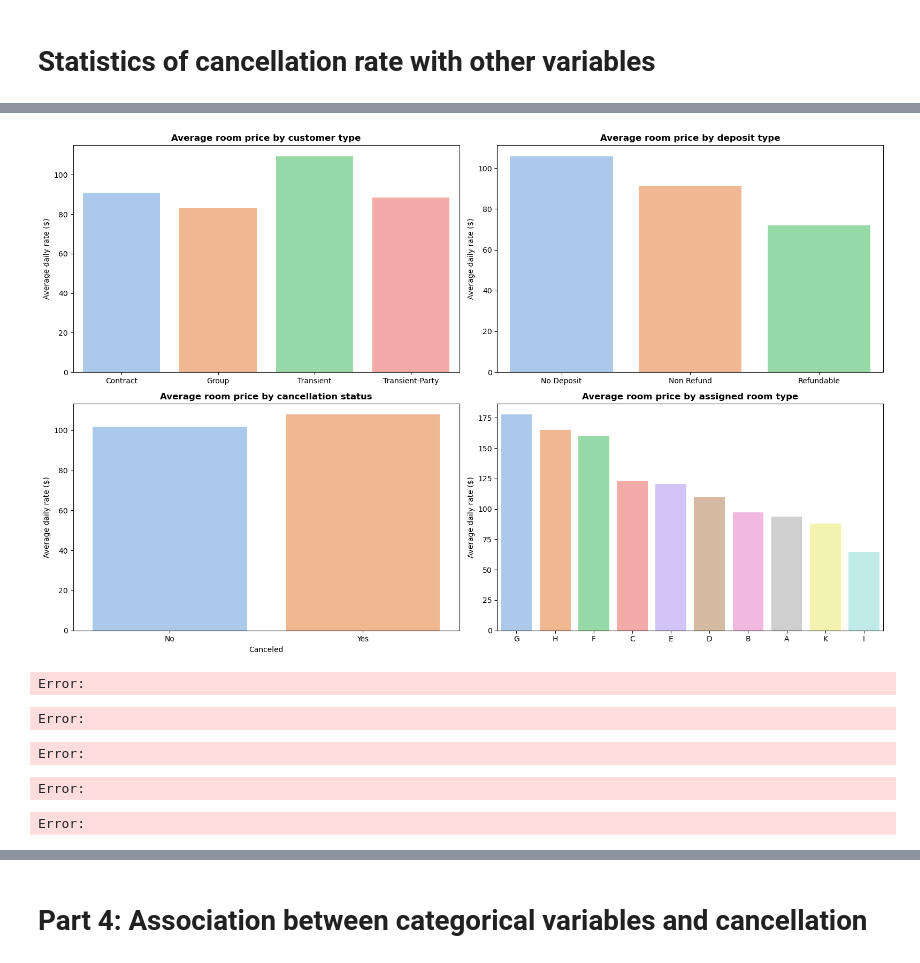
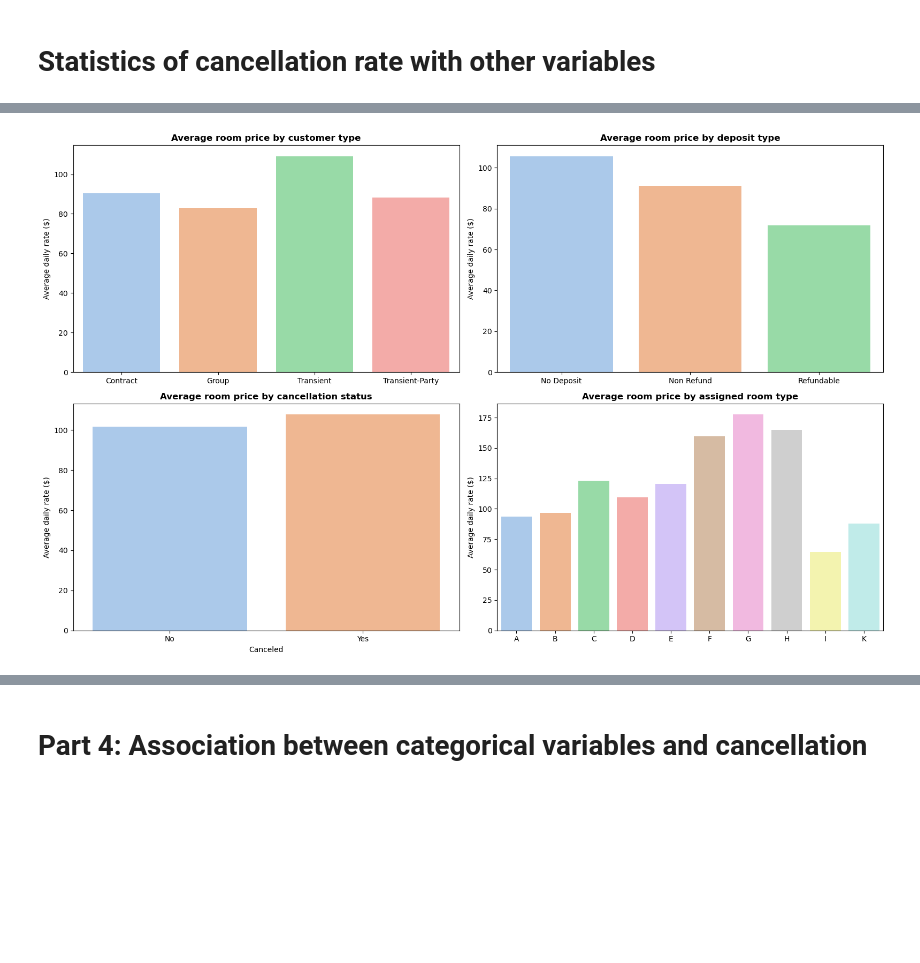
Before and after one commit to luciledubarry/Hotel_booking_analysis, a Jupyter notebook: hotel_booking_analysis.ipynb, the cells around one changed output, grey strips where cells are left out. Cells and saved outputs as stored; diff of their text form; code cells hidden in the pictures; blank space fills up the shorter version.

```diff
--- a/hotel_booking_analysis.ipynb
+++ b/hotel_booking_analysis.ipynb
@@ -64,6 +64,9 @@ booking['arrival_date'] = pd.to_datetime({
     'day': booking['arrival_date_day_of_month']
 }, errors='coerce')
 
+# Extract day name (Monday, Tuesday, etc.)
+booking['day_name'] = booking['arrival_date'].dt.day_name()
+
 # Formatting leaving date
 booking['departure_date'] = booking['arrival_date'] + pd.to_timedelta(booking['total_nights'], unit='D')
 # %% [markdown]
@@ -667,40 +769,35 @@ axes = axes.flatten()
 price_by_customer = booking.groupby('customer_type')['adr'].mean().reset_index()
 sns.barplot(data=price_by_customer, x='customer_type', y='adr', hue='customer_type', palette='pastel', legend=False, ax=axes[0])
 axes[0].set_title("Average room price by customer type", fontsize=12, fontweight='bold')
 axes[0].set_xlabel("")
 axes[0].set_ylabel("Average daily rate ($)")
 
 # 2. Deposit type
 price_by_deposit = booking.groupby('deposit_type')['adr'].mean().reset_index()
 sns.barplot(data=price_by_deposit, x='deposit_type', y='adr', hue='deposit_type', palette='pastel', legend=False, ax=axes[1])
 axes[1].set_title("Average room price by deposit type", fontsize=12, fontweight='bold')
 axes[1].set_xlabel("")
 axes[1].set_ylabel("Average daily rate ($)")
 
 # 3. Cancellation status
 price_by_cancel = booking.groupby('canceled')['adr'].mean().reset_index()
 price_by_cancel['canceled'] = price_by_cancel['canceled'].map({0: 'No', 1: 'Yes'})
 sns.barplot(data=price_by_cancel, x='canceled', y='adr', hue='canceled', palette='pastel', legend=False, ax=axes[2])
 axes[2].set_title("Average room price by cancellation status", fontsize=12, fontweight='bold')
 axes[2].set_xlabel("Canceled")
 axes[2].set_ylabel("Average daily rate ($)")
 
 # 4. Assigned room type
-price_by_room = booking.groupby('assigned_room_type')['adr'].mean().reset_index().sort_values('adr', ascending=False)
+price_by_room = booking.groupby('assigned_room_type')['adr'].mean().reset_index().sort_values('assigned_room_type', ascending=True)
 sns.barplot(data=price_by_room, x='assigned_room_type', y='adr', hue='assigned_room_type', palette='pastel', legend=False, ax=axes[3])
 axes[3].set_title("Average room price by assigned room type", fontsize=12, fontweight='bold')
 axes[3].set_xlabel("")
 axes[3].set_ylabel("Average daily rate ($)")
 
 plt.tight_layout()
 plt.show()
 # %% [output]
-[figure, old version]
+[figure, new version]
-Error:
-Error:
-Error:
-Error:
-Error:
 # %%
 # Heatmap of correlation between numerical variables
 plt.figure(figsize=(10, 8))
```
Also changed, not shown: parts of 24 cells of this notebook.
